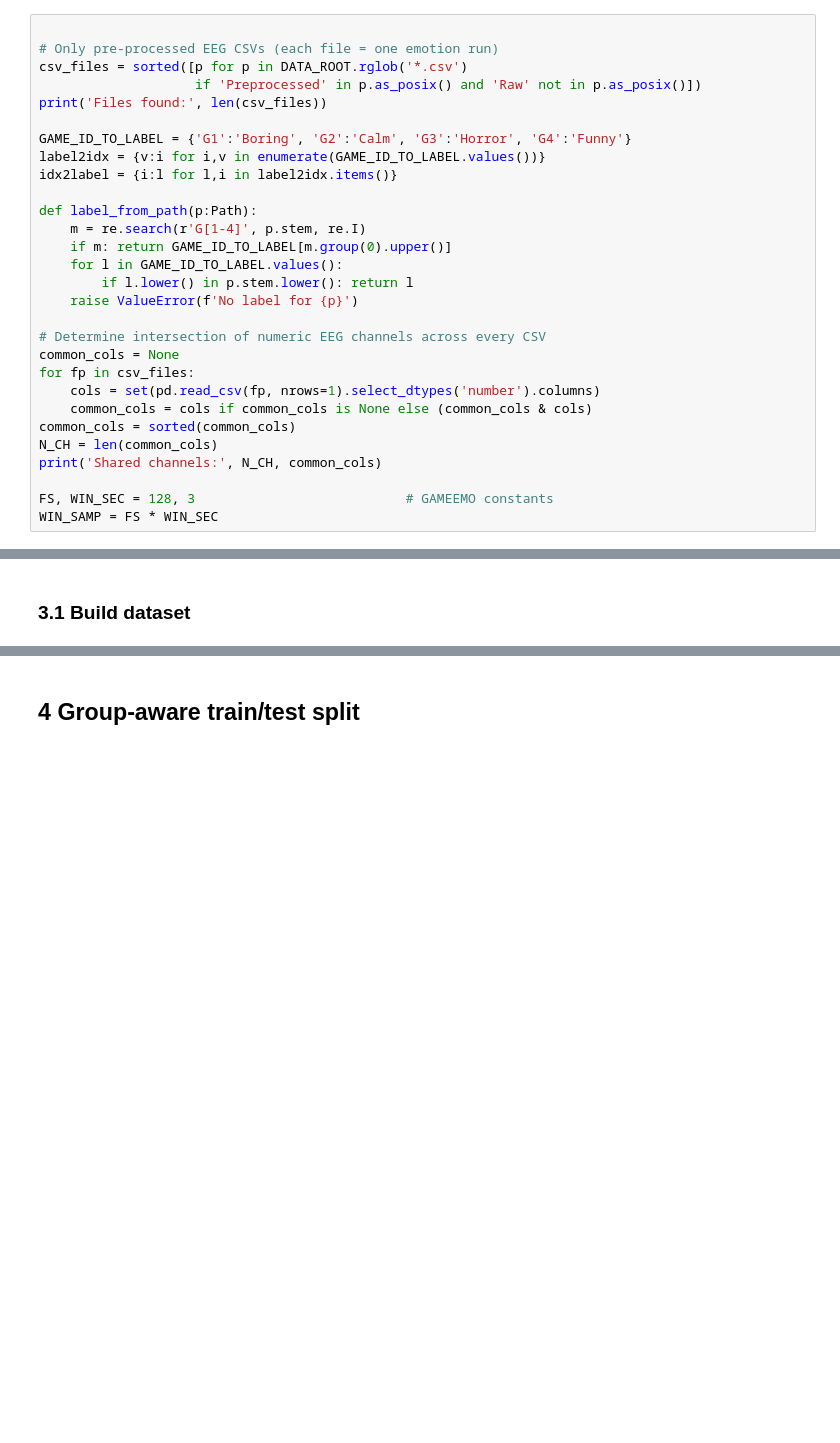
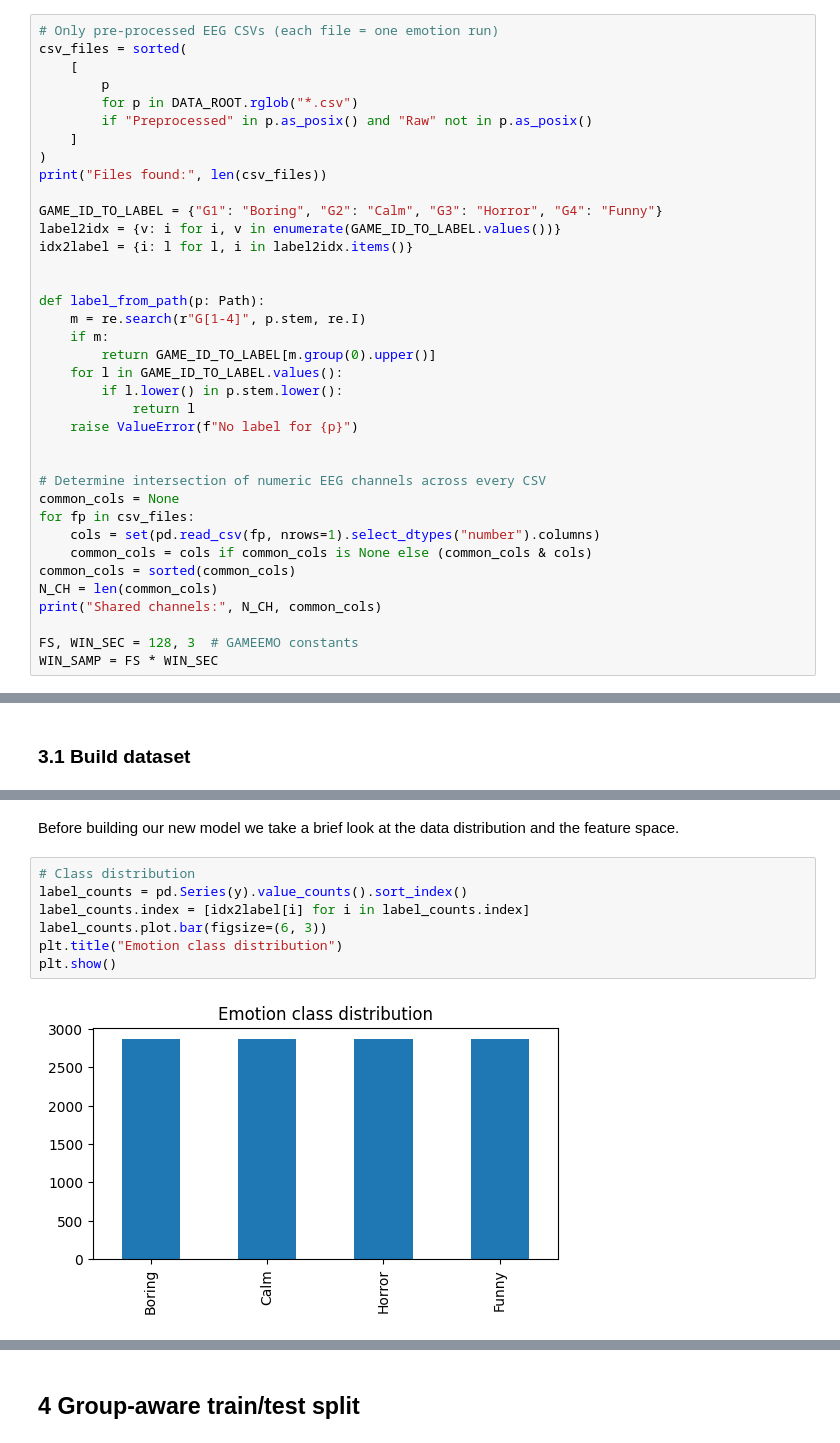
Before and after one commit to dromaniv/emotion-recognition, a Jupyter notebook: notebooks/emotion_classifier.ipynb, the cells around one changed output, grey strips where cells are left out. Cells and saved outputs as stored; diff of their text form; blank space fills up the shorter version.

```diff
--- a/notebooks/emotion_classifier.ipynb
+++ b/notebooks/emotion_classifier.ipynb
@@ -72,31 +77,39 @@ else:
 # %% [markdown]
 ## 2 File / channel sanity‑check
 # %%
+# Only pre‑processed EEG CSVs (each file = one emotion run)
+csv_files = sorted(
+    [
+        p
+        for p in DATA_ROOT.rglob("*.csv")
+        if "Preprocessed" in p.as_posix() and "Raw" not in p.as_posix()
+    ]
+)
+print("Files found:", len(csv_files))
 
-# Only pre‑processed EEG CSVs (each file = one emotion run)
-csv_files = sorted([p for p in DATA_ROOT.rglob('*.csv')
-                    if 'Preprocessed' in p.as_posix() and 'Raw' not in p.as_posix()])
-print('Files found:', len(csv_files))
+GAME_ID_TO_LABEL = {"G1": "Boring", "G2": "Calm", "G3": "Horror", "G4": "Funny"}
+label2idx = {v: i for i, v in enumerate(GAME_ID_TO_LABEL.values())}
+idx2label = {i: l for l, i in label2idx.items()}
 
-GAME_ID_TO_LABEL = {'G1':'Boring', 'G2':'Calm', 'G3':'Horror', 'G4':'Funny'}
-label2idx = {v:i for i,v in enumerate(GAME_ID_TO_LABEL.values())}
-idx2label = {i:l for l,i in label2idx.items()}
 
-def label_from_path(p:Path):
-    m = re.search(r'G[1-4]', p.stem, re.I)
-    if m: return GAME_ID_TO_LABEL[m.group(0).upper()]
+def label_from_path(p: Path):
+    m = re.search(r"G[1-4]", p.stem, re.I)
+    if m:
+        return GAME_ID_TO_LABEL[m.group(0).upper()]
     for l in GAME_ID_TO_LABEL.values():
-        if l.lower() in p.stem.lower(): return l
-    raise ValueError(f'No label for {p}')
+        if l.lower() in p.stem.lower():
+            return l
+    raise ValueError(f"No label for {p}")
+
 
 # Determine intersection of numeric EEG channels across every CSV
 common_cols = None
 for fp in csv_files:
-    cols = set(pd.read_csv(fp, nrows=1).select_dtypes('number').columns)
+    cols = set(pd.read_csv(fp, nrows=1).select_dtypes("number").columns)
     common_cols = cols if common_cols is None else (common_cols & cols)
 common_cols = sorted(common_cols)
 N_CH = len(common_cols)
-print('Shared channels:', N_CH, common_cols)
+print("Shared channels:", N_CH, common_cols)
 
-FS, WIN_SEC = 128, 3                           # GAMEEMO constants
+FS, WIN_SEC = 128, 3  # GAMEEMO constants
 WIN_SAMP = FS * WIN_SEC
@@ -184,0 +213,11 @@ print('Windows total:', len(y))
+# %% [markdown]
+Before building our new model we take a brief look at the data distribution and the feature space.
+# %%
+# Class distribution
+label_counts = pd.Series(y).value_counts().sort_index()
+label_counts.index = [idx2label[i] for i in label_counts.index]
+label_counts.plot.bar(figsize=(6, 3))
+plt.title("Emotion class distribution")
+plt.show()
+# %% [output]
+[figure, added]
```
Also changed, not shown: parts of 14 cells of this notebook, 2 other files.
